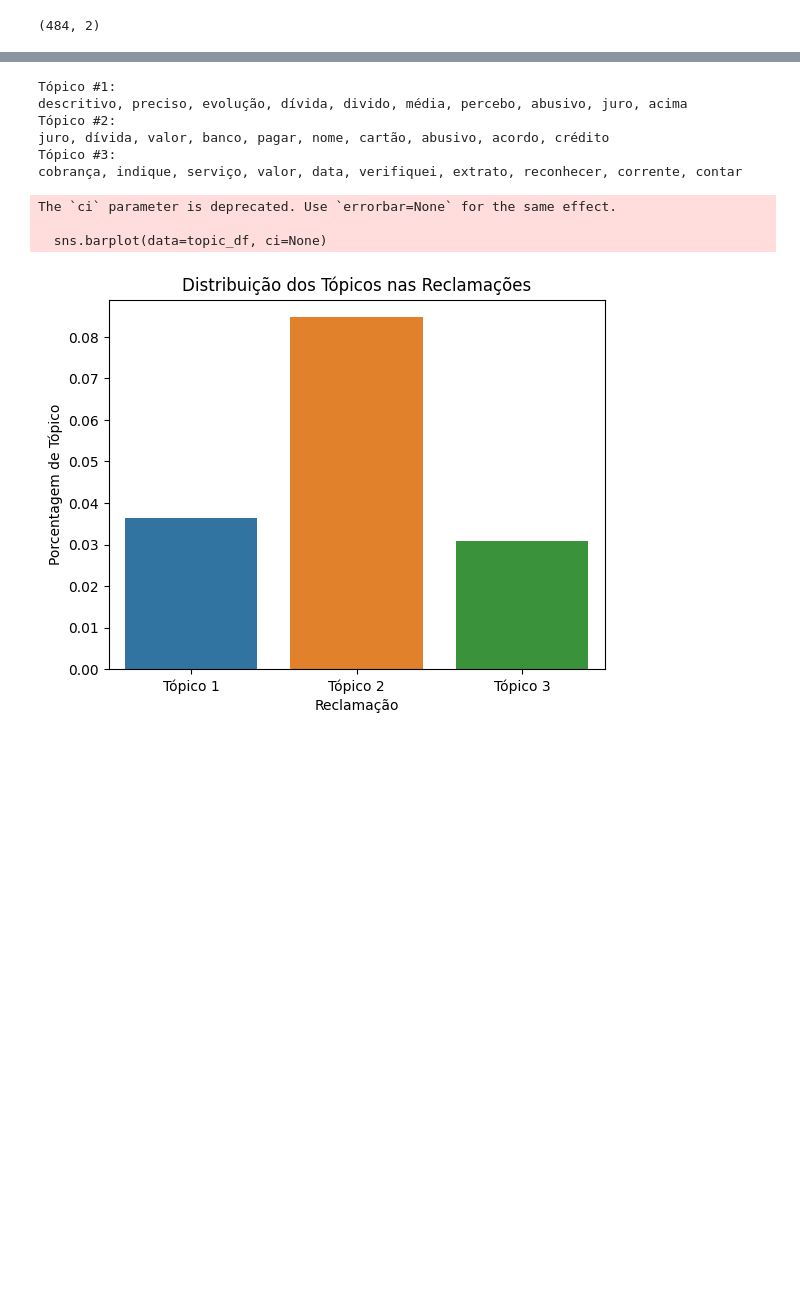
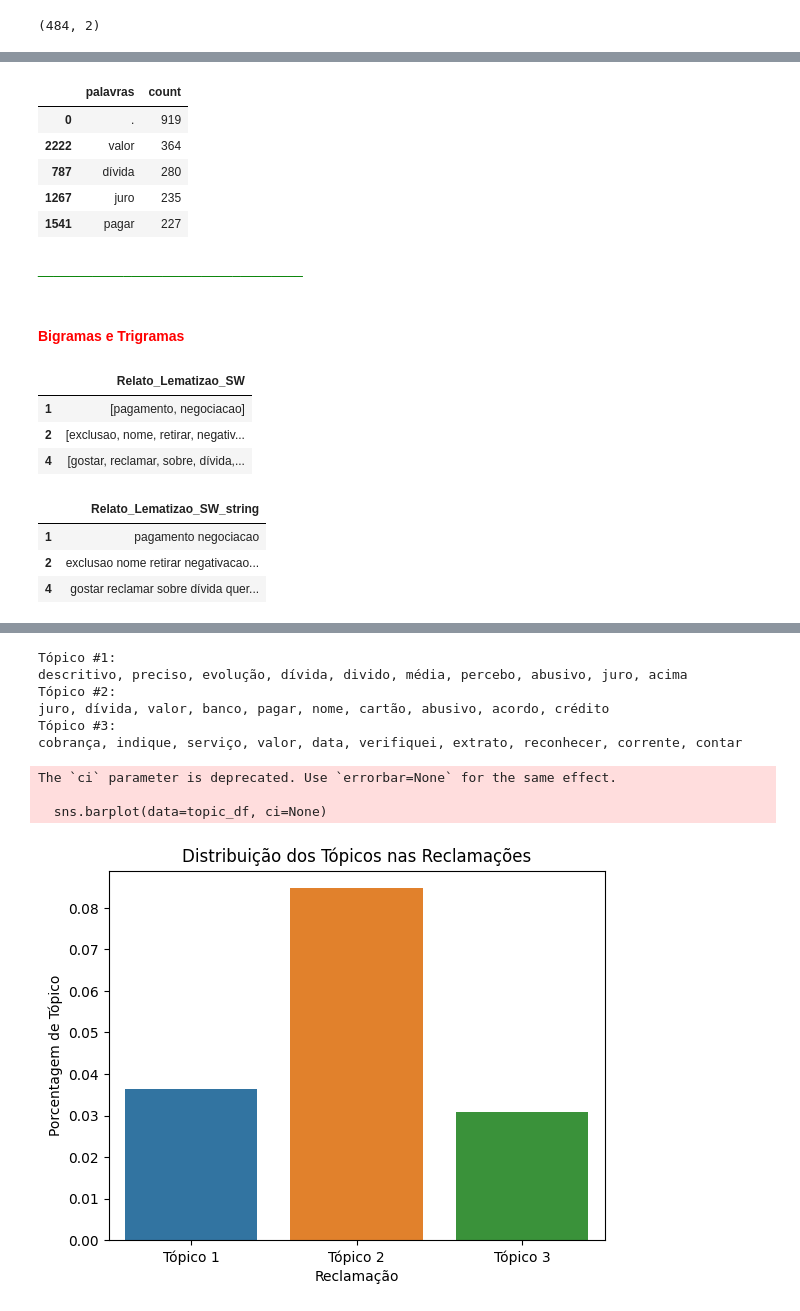
Before and after one commit to alyssonmontovanelli/PLN_Text_Analysis, a Jupyter notebook: PLN/frequency_analysis.ipynb, the cells around one changed output, grey strips where cells are left out. Saved outputs shown, nothing was run; the diff lists cells and outputs as text; code cells hidden in the pictures; blank space fills up the shorter version.

```diff
--- a/PLN/frequency_analysis.ipynb
+++ b/PLN/frequency_analysis.ipynb
@@ -66,0 +73,6 @@ array(["['pagamento', 'negociacao']",
+# %%
+lista_palavras = []
+
+for n in range(len(lista_comentarios)):
+ for palavra in lista_comentarios[n]:
+  lista_palavras.append(palavra)
@@ -66,0 +87,3 @@ array(["['pagamento', 'negociacao']",
+# %%
+contador_palavras = pd.DataFrame(lista_palavras)
+contador_palavras.columns = ['palavras']
@@ -66,0 +99,16 @@ array(["['pagamento', 'negociacao']",
+# %%
+somatorio_palavras = contador_palavras.groupby("palavras").value_counts().reset_index()\
+                     .sort_values(by = "count", ascending=False)
+# %%
+somatorio_palavras.head(5)
+# %% [output]
+|  | palavras | count |
+| 0 | . | 919 |
+| 2222 | valor | 364 |
+| 787 | dívida | 280 |
+| 1267 | juro | 235 |
+| 1541 | pagar | 227 |
+# %% [markdown]
+<font color = "green"> __________________________________
+# %% [markdown]
+#### <font color = "red">Bigramas e Trigramas
@@ -66,0 +117,7 @@ array(["['pagamento', 'negociacao']",
+# %%
+dados_ngrams.head(3)
+# %% [output]
+|  | Relato_Lematizao_SW |
+| 1 | [pagamento, negociacao] |
+| 2 | [exclusao, nome, retirar, negativ... |
+| 4 | [gostar, reclamar, sobre, dívida,... |
@@ -66,0 +128,7 @@ array(["['pagamento', 'negociacao']",
+# %%
+dados_ngrams.head(3)
+# %% [output]
+|  | Relato_Lematizao_SW_string |
+| 1 | pagamento negociacao |
+| 2 | exclusao nome retirar negativacao... |
+| 4 | gostar reclamar sobre dívida quer... |
```
Also changed, not shown: parts of 18 cells of this notebook.
